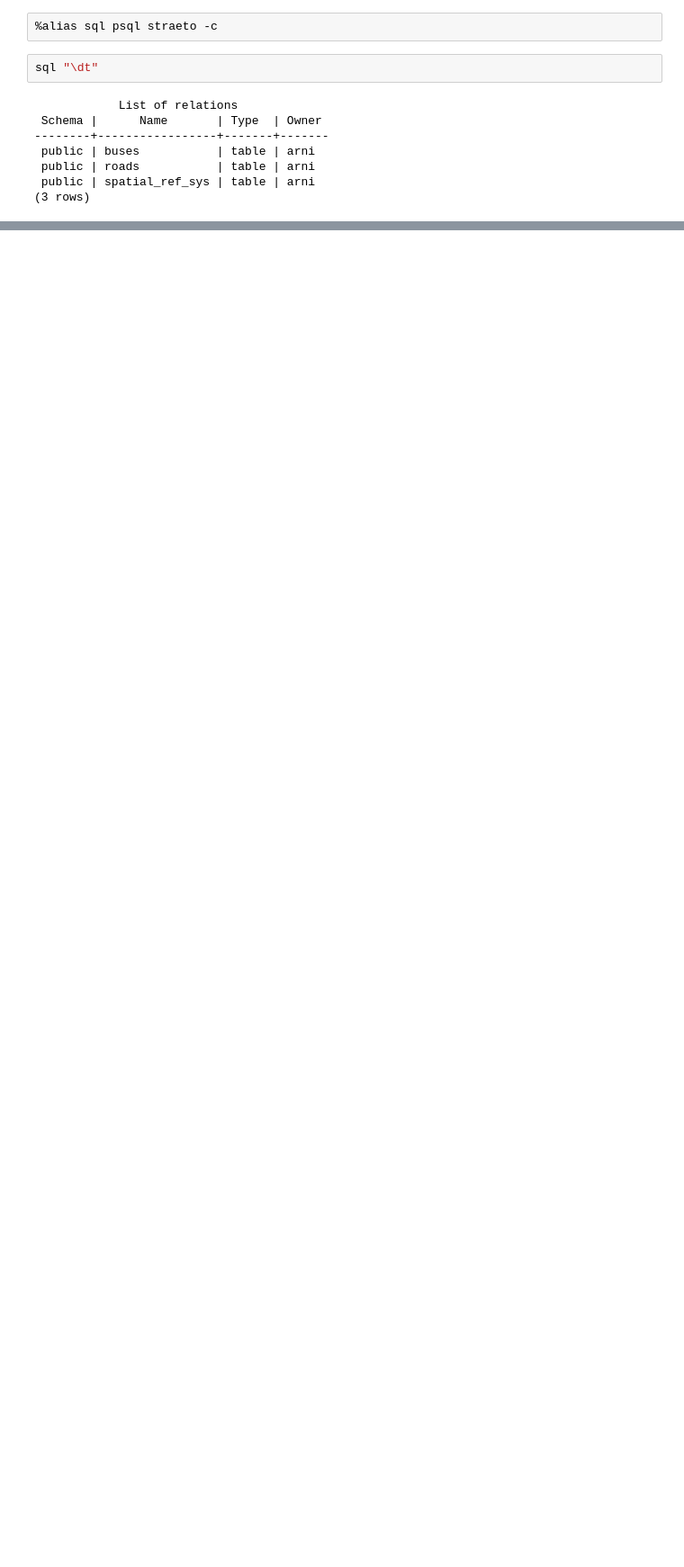
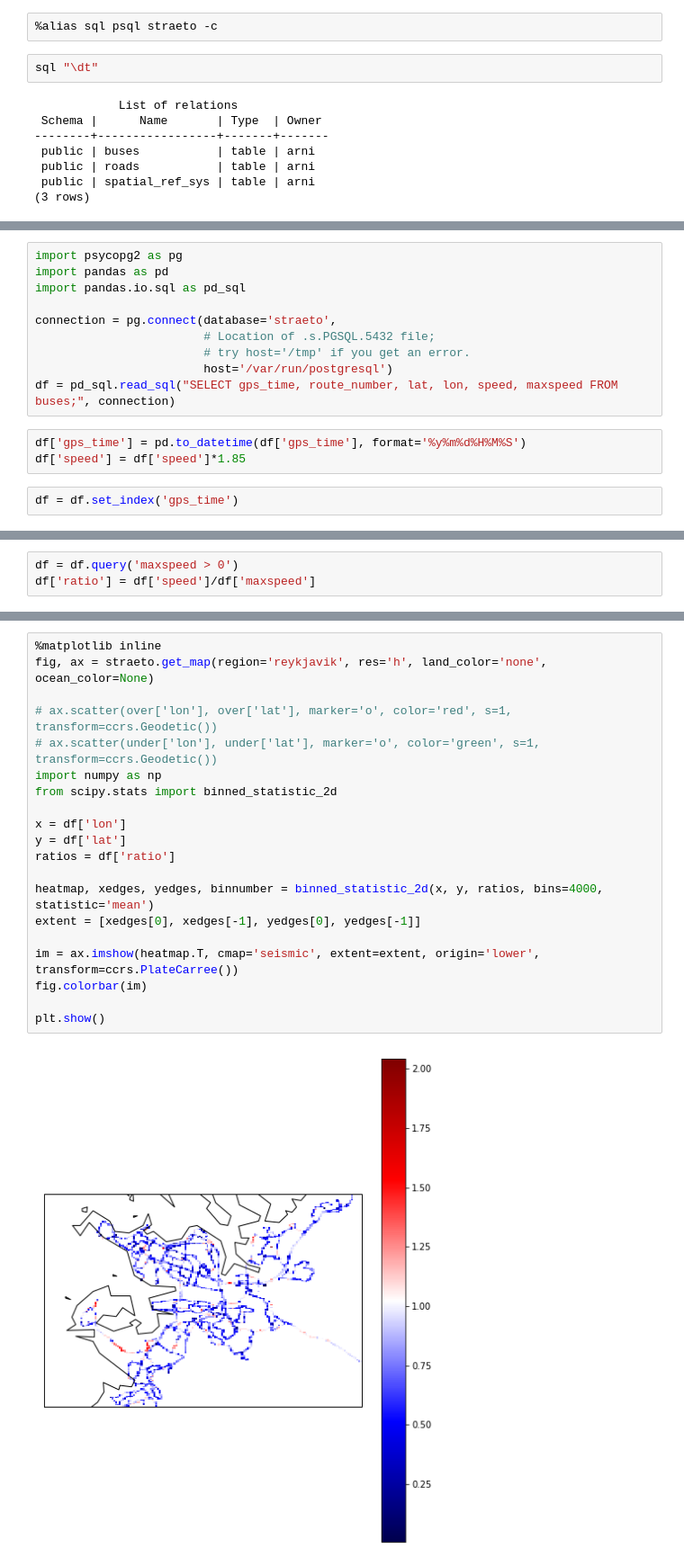
Before and after one commit to ArniDagur/straeto-notebook, a Jupyter notebook: straeto-notebook.ipynb, the cells around one changed output, grey strips where cells are left out. Shown at 90% size. Cells and saved outputs as stored; diff of their text form; blank space fills up the shorter version.

```diff
--- a/straeto-notebook.ipynb
+++ b/straeto-notebook.ipynb
@@ -198,0 +184,15 @@ ERROR:  column "maxspeed" of relation "buses" already exists
+# %%
+import psycopg2 as pg
+import pandas as pd
+import pandas.io.sql as pd_sql
+
+connection = pg.connect(database='straeto',
+                        # Location of .s.PGSQL.5432 file;
+                        # try host='/tmp' if you get an error.
+                        host='/var/run/postgresql')
+df = pd_sql.read_sql("SELECT gps_time, route_number, lat, lon, speed, maxspeed FROM buses;", connection)
+# %%
+df['gps_time'] = pd.to_datetime(df['gps_time'], format='%y%m%d%H%M%S')
+df['speed'] = df['speed']*1.85
+# %%
+df = df.set_index('gps_time')
@@ -198,0 +207,3 @@ ERROR:  column "maxspeed" of relation "buses" already exists
+# %%
+df = df.query('maxspeed > 0')
+df['ratio'] = df['speed']/df['maxspeed']
@@ -198,0 +230,22 @@ ERROR:  column "maxspeed" of relation "buses" already exists
+# %%
+%matplotlib inline
+fig, ax = straeto.get_map(region='reykjavik', res='h', land_color='none', ocean_color=None)
+
+# ax.scatter(over['lon'], over['lat'], marker='o', color='red', s=1, transform=ccrs.Geodetic())
+# ax.scatter(under['lon'], under['lat'], marker='o', color='green', s=1, transform=ccrs.Geodetic())
+import numpy as np
+from scipy.stats import binned_statistic_2d
+
+x = df['lon']
+y = df['lat']
+ratios = df['ratio']
+
+heatmap, xedges, yedges, binnumber = binned_statistic_2d(x, y, ratios, bins=4000, statistic='mean')
+extent = [xedges[0], xedges[-1], yedges[0], yedges[-1]]
+
+im = ax.imshow(heatmap.T, cmap='seismic', extent=extent, origin='lower', transform=ccrs.PlateCarree())
+fig.colorbar(im)
+
+plt.show()
+# %% [output]
+[figure, added]
```
Also changed, not shown: parts of 17 cells of this notebook.
